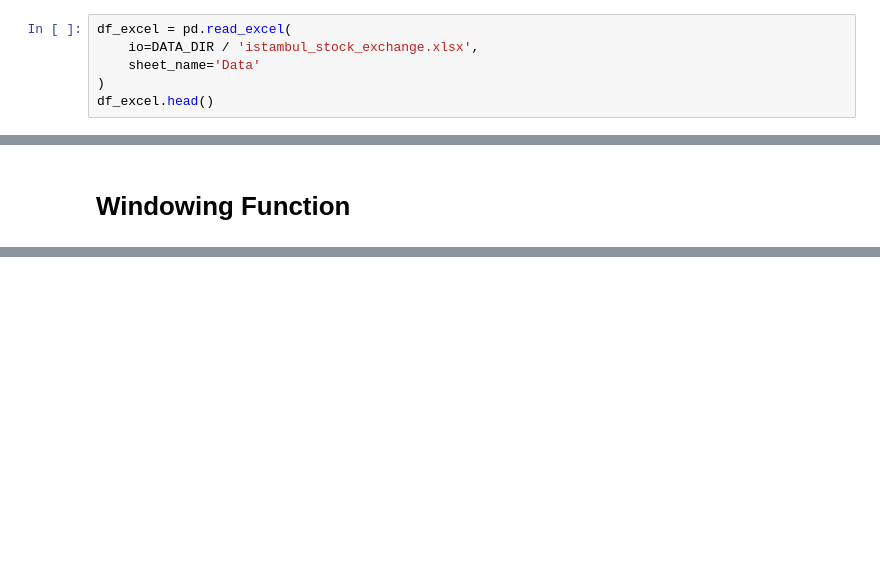
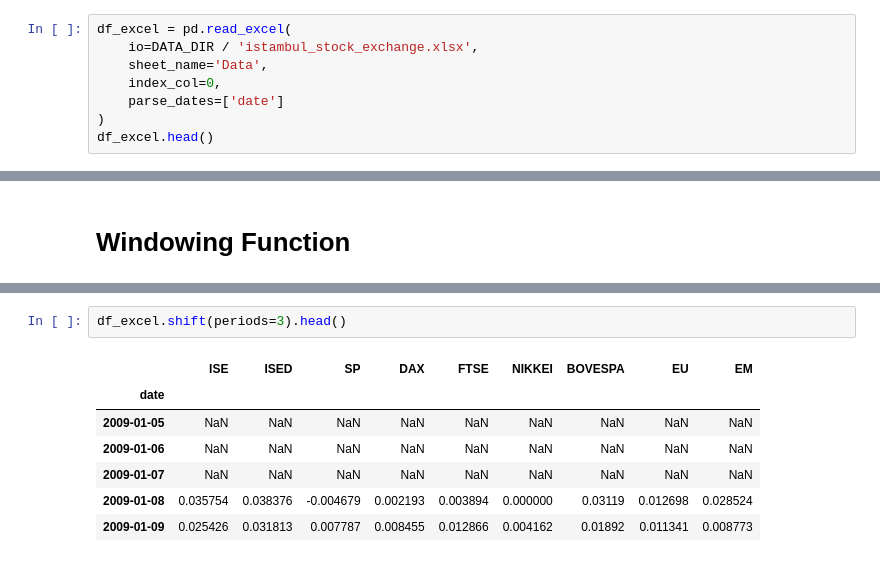
Before and after one commit to rjafarau/hands-on-time-series-analysis-python, a Jupyter notebook: source/CH02_Data_Wrangling_And_Preparation_For_Time_Series.ipynb, the cells around one changed output, grey strips where cells are left out. Saved outputs shown, nothing was run; the diff lists cells and outputs as text; blank space fills up the shorter version.

```diff
--- a/source/CH02_Data_Wrangling_And_Preparation_For_Time_Series.ipynb
+++ b/source/CH02_Data_Wrangling_And_Preparation_For_Time_Series.ipynb
@@ -35,7 +35,9 @@ df_csv.head()
 # %%
 df_excel = pd.read_excel(
     io=DATA_DIR / 'istambul_stock_exchange.xlsx',
-    sheet_name='Data'
+    sheet_name='Data',
+    index_col=0,
+    parse_dates=['date']
 )
 df_excel.head()
 # %% [output]
@@ -1008,0 +813,10 @@ array([[35.       ],
+# %%
+df_excel.shift(periods=3).head()
+# %% [output]
+|  | ISE | ISED | SP | DAX | FTSE | NIKKEI | BOVESPA | EU | EM |
+| date |  |  |  |  |  |  |  |  |  |
+| 2009-01-05 | NaN | NaN | NaN | NaN | NaN | NaN | NaN | NaN | NaN |
+| 2009-01-06 | NaN | NaN | NaN | NaN | NaN | NaN | NaN | NaN | NaN |
+| 2009-01-07 | NaN | NaN | NaN | NaN | NaN | NaN | NaN | NaN | NaN |
+| 2009-01-08 | 0.035754 | 0.038376 | -0.004679 | 0.002193 | 0.003894 | 0.000000 | 0.03119 | 0.012698 | 0.028524 |
+| 2009-01-09 | 0.025426 | 0.031813 | 0.007787 | 0.008455 | 0.012866 | 0.004162 | 0.01892 | 0.011341 | 0.008773 |
```
Also changed, not shown: parts of 36 cells of this notebook.
